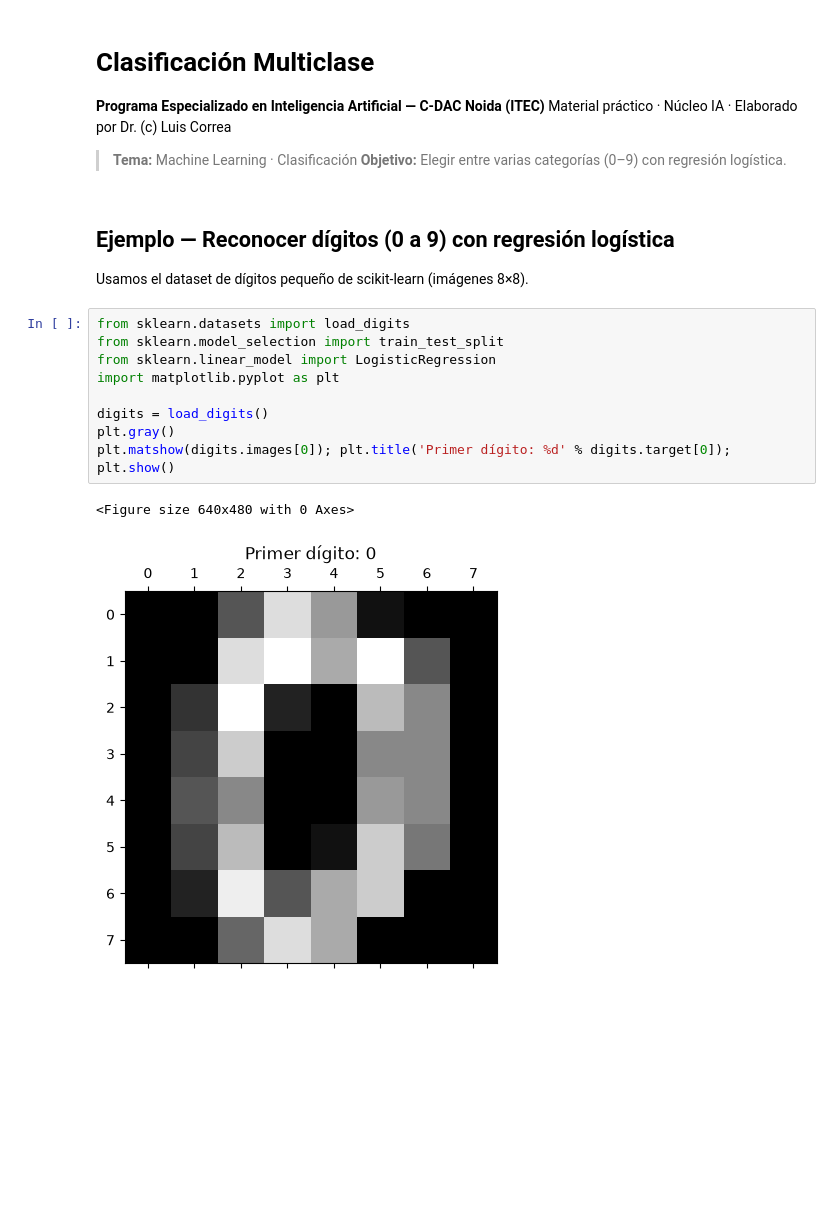
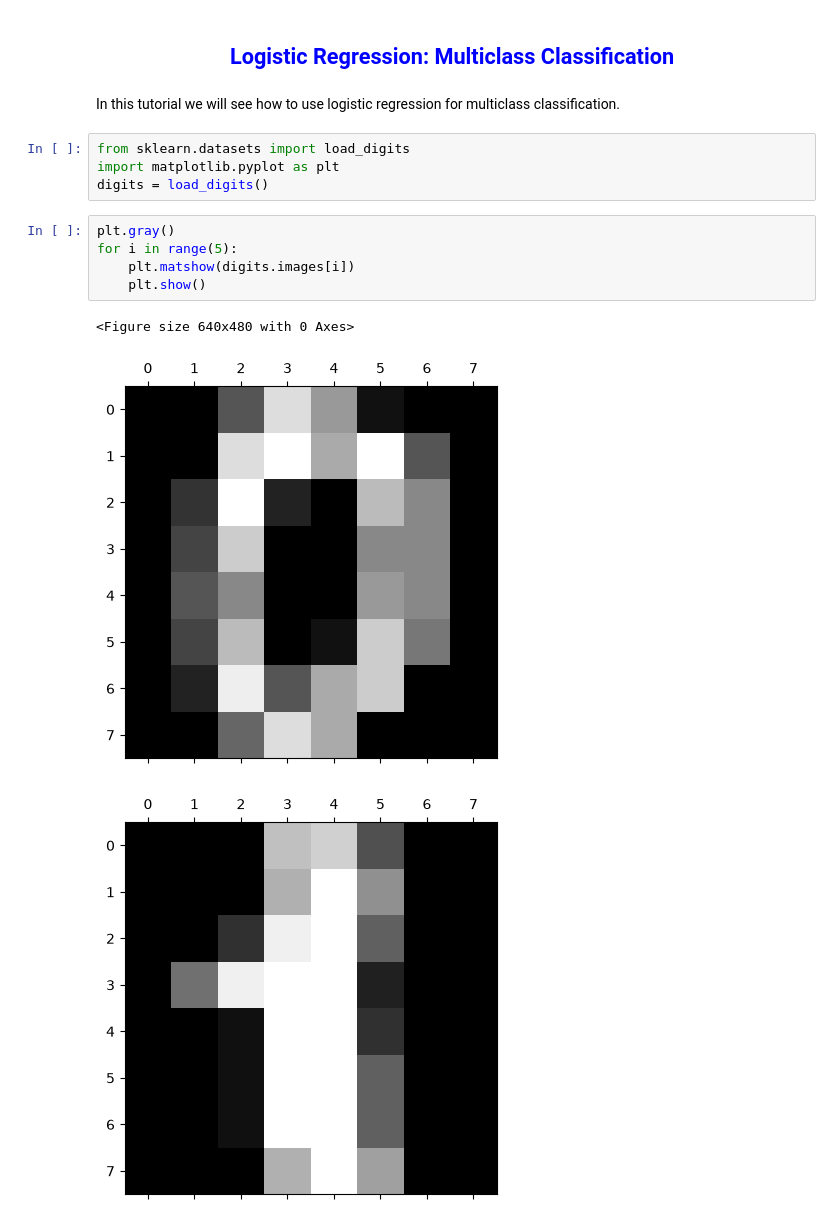
Before and after one commit to luiscorrea4041-ux/practicas-ia-cdac, a Jupyter notebook: 07_Clasificacion_Multiclase.ipynb, the cells around one changed output. Drawn from its saved outputs; the diff is of its cells as text; blank space fills up the shorter version.

```diff
--- a/07_Clasificacion_Multiclase.ipynb
+++ b/07_Clasificacion_Multiclase.ipynb
@@ -1,22 +1,17 @@
-# %% [markdown]
-# Clasificación Multiclase
-**Programa Especializado en Inteligencia Artificial — C-DAC Noida (ITEC)**
-Material práctico · Núcleo IA · Elaborado por Dr. (c) Luis Correa
-
-> **Tema:** Machine Learning · Clasificación
-> **Objetivo:** Elegir entre varias categorías (0–9) con regresión logística.
-# %% [markdown]
-## Ejemplo — Reconocer dígitos (0 a 9) con regresión logística
-Usamos el dataset de dígitos pequeño de scikit-learn (imágenes 8×8).
+# %% [markdown]
+<h2 style='color:blue' align="center">Logistic Regression: Multiclass Classification</h2>
+# %% [markdown]
+In this tutorial we will see how to use logistic regression for multiclass classification.
 # %%
 from sklearn.datasets import load_digits
-from sklearn.model_selection import train_test_split
-from sklearn.linear_model import LogisticRegression
 import matplotlib.pyplot as plt
-
 digits = load_digits()
-plt.gray()
-plt.matshow(digits.images[0]); plt.title('Primer dígito: %d' % digits.target[0]); plt.show()
-# %% [output]
-<Figure size 640x480 with 0 Axes>
-[figure, removed]
+# %%
+plt.gray()
+for i in range(5):
+    plt.matshow(digits.images[i])
+    plt.show()
+# %% [output]
+<Figure size 640x480 with 0 Axes>
+[figure, added]
+[figure, added]
```
Also changed, not shown: parts of 20 cells of this notebook, 8 other files.
